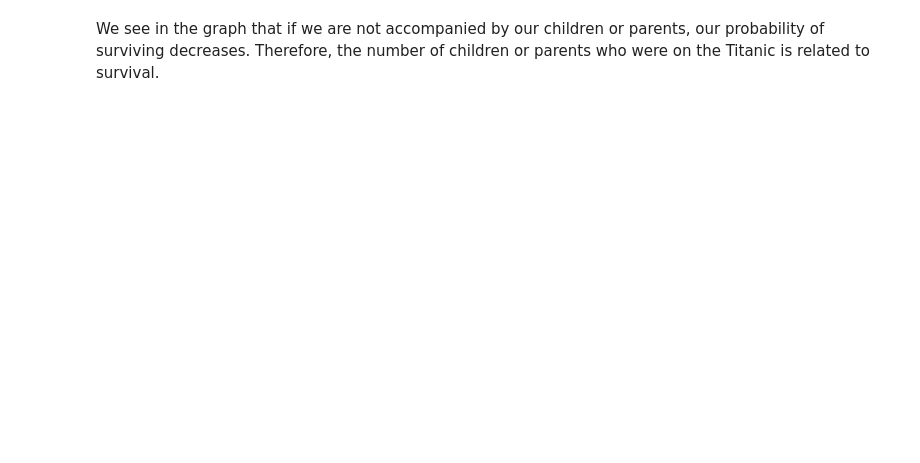
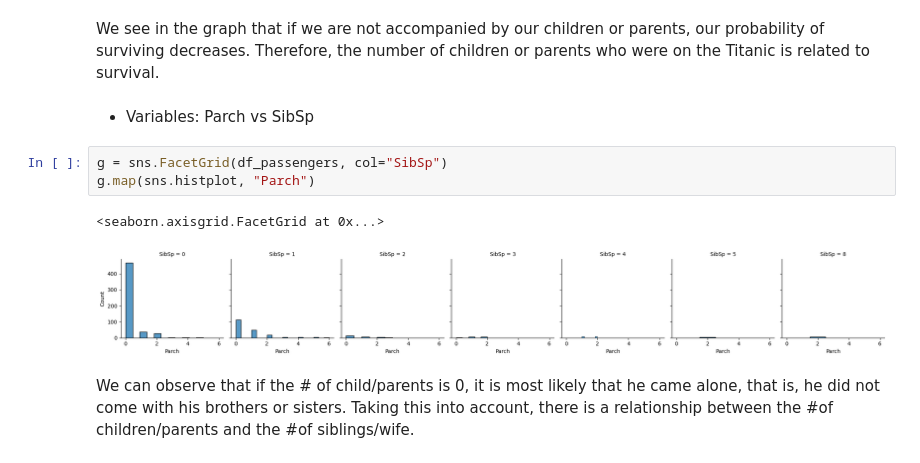
Before and after one commit to 987sebasBeller/Titanic-Survival-Prediction, a Jupyter notebook: EDA_&_prediction/data_analysis_and_prediction_fin.ipynb, the cells around one changed output. Cells and saved outputs as stored; diff of their text form; blank space fills up the shorter version.

Commit message:
The exploratory data analysis of  siblings or wife count vs parents or children count  was developed

```diff
--- a/EDA_&_prediction/data_analysis_and_prediction_fin.ipynb
+++ b/EDA_&_prediction/data_analysis_and_prediction_fin.ipynb
@@ -201,2 +201,12 @@ show_stacked_bar_chart_without_overlap(df_passengers,["Parch","Survived"])
 # %% [markdown]
 We see in the graph that if we are not accompanied by our children or parents, our probability of surviving decreases. Therefore, the number of children or parents who were on the Titanic is related to survival.
+# %% [markdown]
+- Variables: Parch vs SibSp
+# %%
+g = sns.FacetGrid(df_passengers, col="SibSp")
+g.map(sns.histplot, "Parch")
+# %% [output]
+<seaborn.axisgrid.FacetGrid at 0x...>
+[figure, added]
+# %% [markdown]
+We can observe that if the # of child/parents is 0, it is most likely that he came alone, that is, he did not come with his brothers or sisters. Taking this into account, there is a relationship between the #of children/parents and the #of siblings/wife.
```
Also changed, not shown: parts of 1 cell of this notebook.
